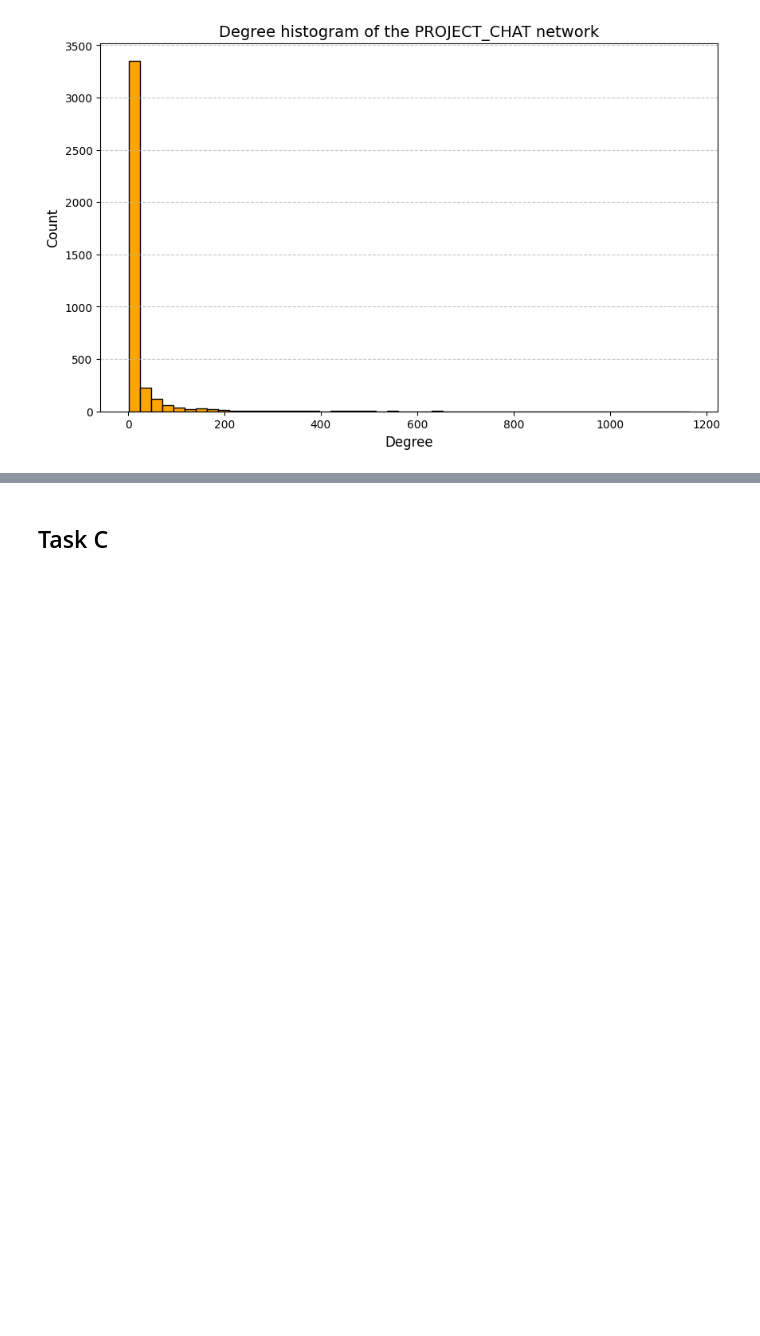
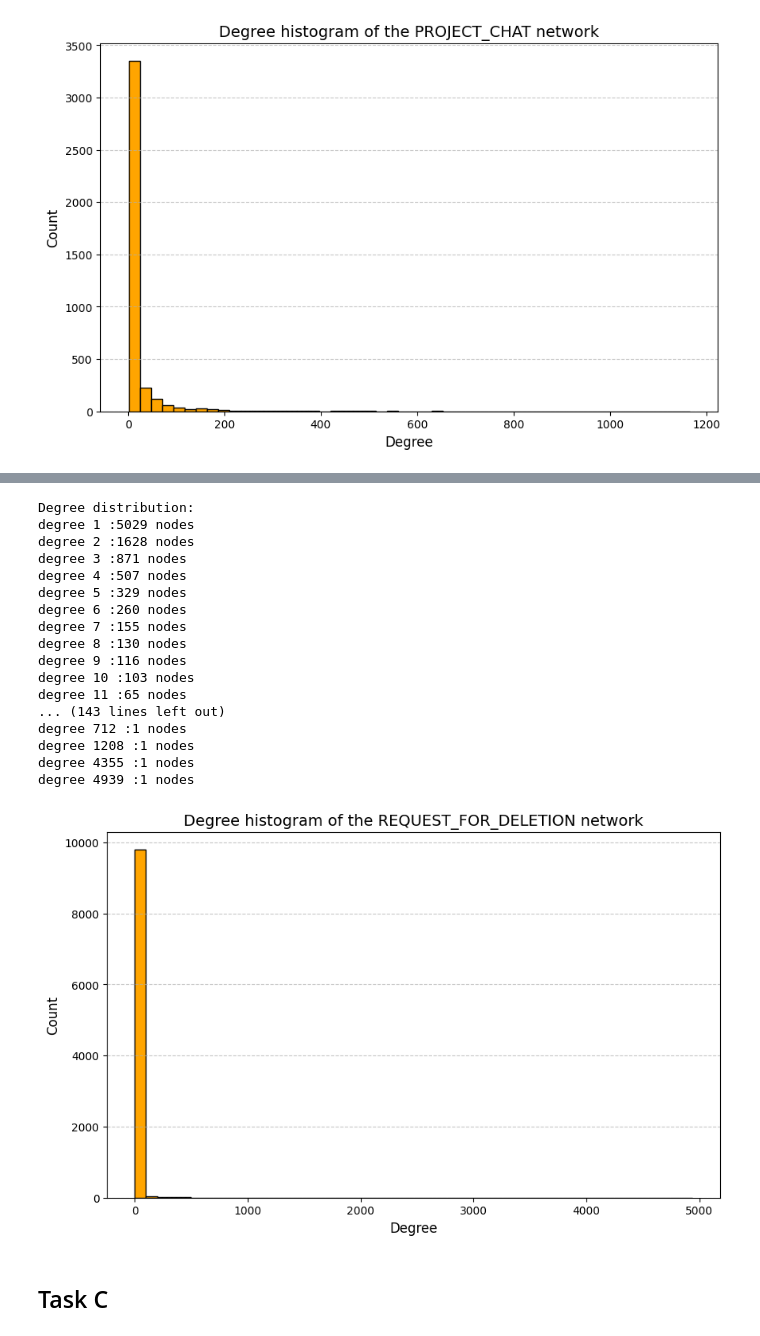
Before and after one commit to wszfln/Network-Data-Analysis-Assessment, a Jupyter notebook: part1.ipynb, the cells around one changed output, grey strips where cells are left out. Saved outputs shown, nothing was run; the diff lists cells and outputs as text; code cells hidden in the pictures; blank space fills up the shorter version.

Commit message:
Task B for the large network

```diff
--- a/part1.ipynb
+++ b/part1.ipynb
@@ -318,3 +381,40 @@ degree 1166 :1 nodes
+# %%
+# Degree distribution
+degree_sequence = [d for n, d in G_requests.degree()]
+degree_counts = np.bincount(degree_sequence)
+degree_values = np.nonzero(degree_counts)[0]
+
+print("Degree distribution:")
+for d, c in zip(degree_values, degree_counts[degree_values]):
+    print(f"degree {d} :{c} nodes")
+
+# Degree distribution chart
+plt.figure(figsize=(10, 6))
+plt.hist(degree_sequence, bins=50, color='orange', edgecolor='black')
+plt.title("Degree histogram of the REQUEST_FOR_DELETION network", fontsize=14)
+plt.xlabel("Degree", fontsize=12)
+plt.ylabel("Count", fontsize=12)
+plt.grid(axis='y', linestyle='--', alpha=0.7)
+plt.show()
+# %% [output]
+Degree distribution:
+degree 1 :5029 nodes
+degree 2 :1628 nodes
+degree 3 :871 nodes
+degree 4 :507 nodes
+degree 5 :329 nodes
+degree 6 :260 nodes
+degree 7 :155 nodes
+degree 8 :130 nodes
+degree 9 :116 nodes
+degree 10 :103 nodes
+degree 11 :65 nodes
+... (143 lines left out)
+degree 712 :1 nodes
+degree 1208 :1 nodes
+degree 4355 :1 nodes
+degree 4939 :1 nodes
+[figure, added]
 # %% [markdown]
 ## Task C
 # %% [markdown]
```
Also changed, not shown: parts of 2 cells of this notebook.
